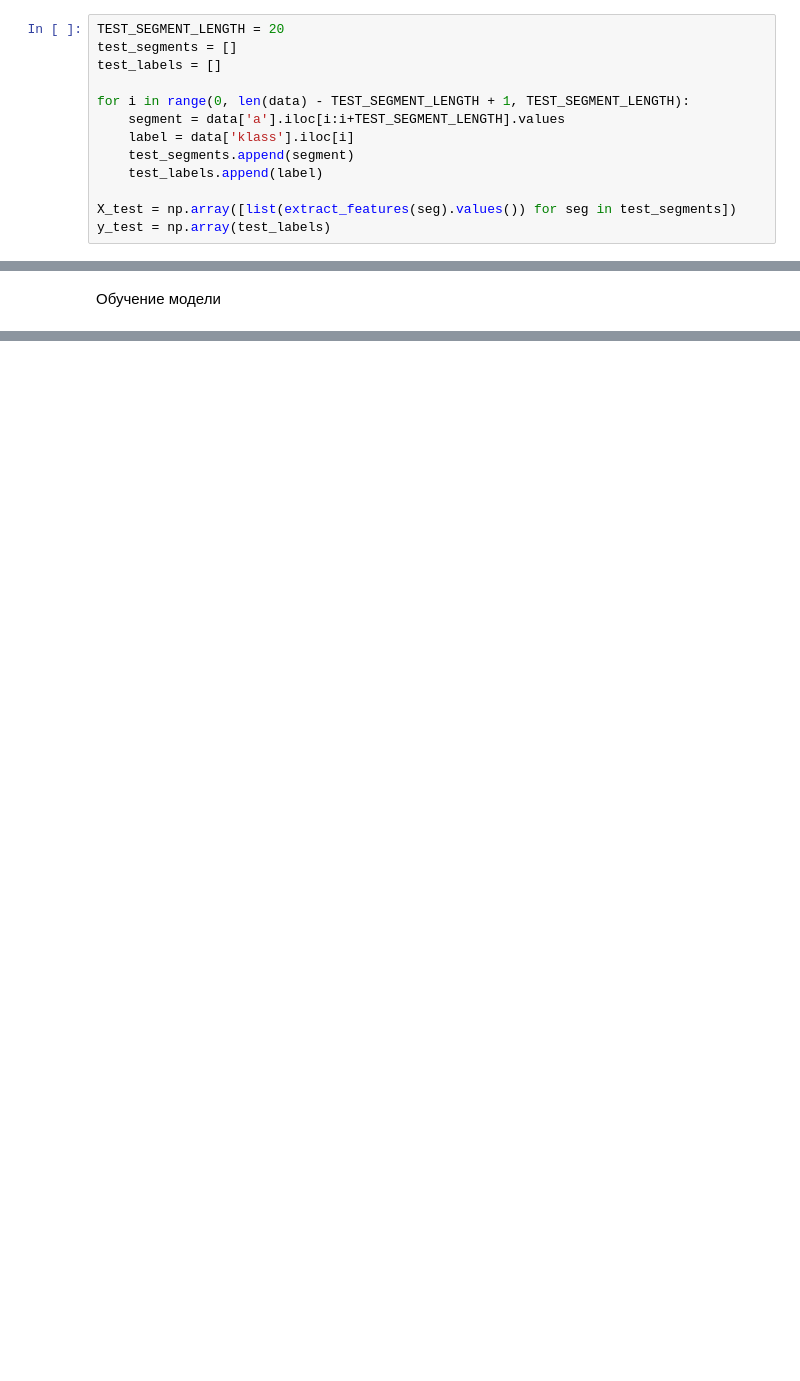
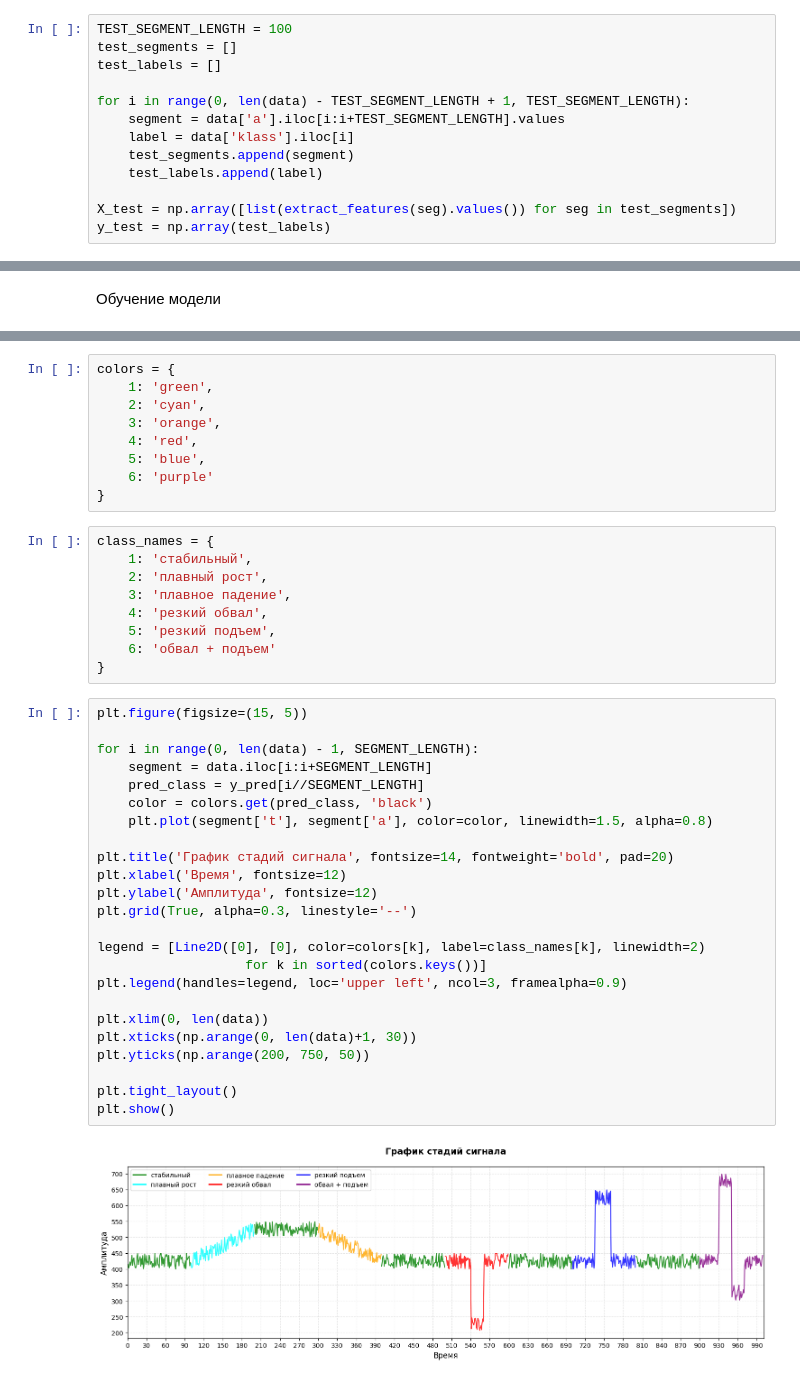
Before and after one commit to BuKohn/Practice3, a Jupyter notebook: signal.ipynb, the cells around one changed output, grey strips where cells are left out. Drawn from its saved outputs; the diff is of its cells as text; blank space fills up the shorter version.

```diff
--- a/signal.ipynb
+++ b/signal.ipynb
@@ -96,7 +131,7 @@ y = np.array(train_labels)
 # %% [markdown]
 Подготовка данных для предсказания
 # %%
-TEST_SEGMENT_LENGTH = 20
+TEST_SEGMENT_LENGTH = 100
 test_segments = []
 test_labels = []
 
@@ -149,0 +168,44 @@ array([1, 1, 1, 1, 1, 1, 1, 1, 1, 1])
+# %%
+colors = {
+    1: 'green',
+    2: 'cyan',
+    3: 'orange',
+    4: 'red',
+    5: 'blue',
+    6: 'purple'
+}
+# %%
+class_names = {
+    1: 'стабильный',
+    2: 'плавный рост',
+    3: 'плавное падение',
+    4: 'резкий обвал',
+    5: 'резкий подъем',
+    6: 'обвал + подъем'
+}
+# %%
+plt.figure(figsize=(15, 5))
+
+for i in range(0, len(data) - 1, SEGMENT_LENGTH):
+    segment = data.iloc[i:i+SEGMENT_LENGTH]
+    pred_class = y_pred[i//SEGMENT_LENGTH]
+    color = colors.get(pred_class, 'black')
+    plt.plot(segment['t'], segment['a'], color=color, linewidth=1.5, alpha=0.8)
+
+plt.title('График стадий сигнала', fontsize=14, fontweight='bold', pad=20)
+plt.xlabel('Время', fontsize=12)
+plt.ylabel('Амплитуда', fontsize=12)
+plt.grid(True, alpha=0.3, linestyle='--')
+
+legend = [Line2D([0], [0], color=colors[k], label=class_names[k], linewidth=2)
+                   for k in sorted(colors.keys())]
+plt.legend(handles=legend, loc='upper left', ncol=3, framealpha=0.9)
+
+plt.xlim(0, len(data))
+plt.xticks(np.arange(0, len(data)+1, 30))
+plt.yticks(np.arange(200, 750, 50))
+
+plt.tight_layout()
+plt.show()
+# %% [output]
+[figure, added]
```
Also changed, not shown: parts of 7 cells of this notebook.
